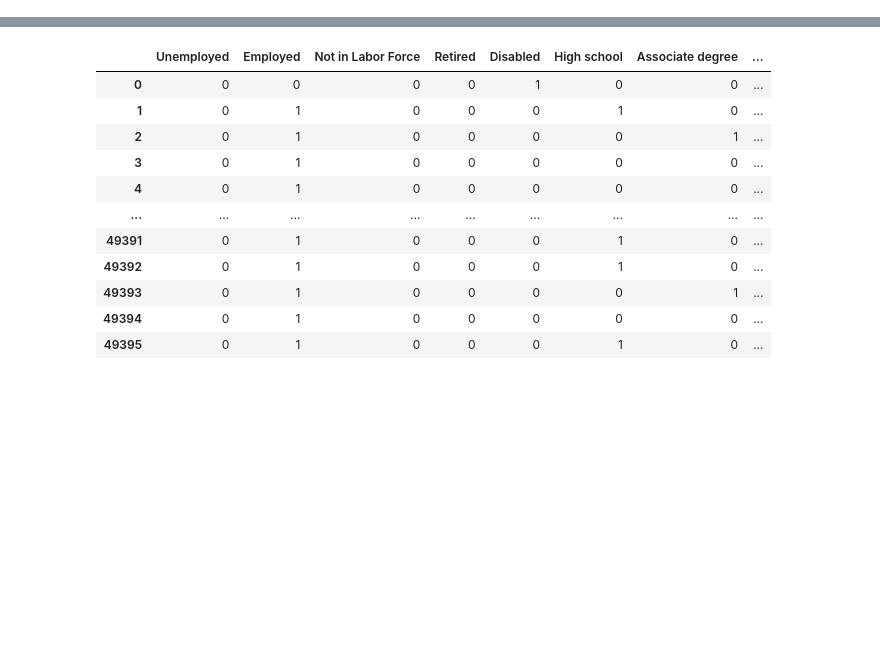
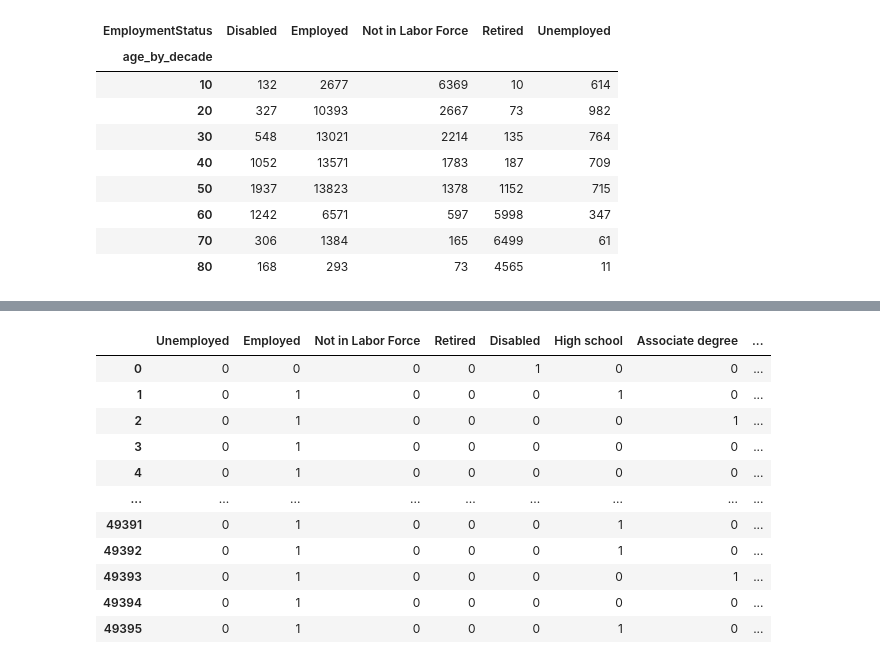
Before and after one commit to khuf/INFO381, a Jupyter notebook: notebooks/preprocessing_feature_extraction_nr2.ipynb, the cells around one changed output, grey strips where cells are left out. Cells and saved outputs as stored; diff of their text form; code cells hidden in the pictures; blank space fills up the shorter version.

```diff
--- a/notebooks/preprocessing_feature_extraction_nr2.ipynb
+++ b/notebooks/preprocessing_feature_extraction_nr2.ipynb
@@ -42,3 +42,23 @@ cps
 # %%
 #add age by decade column
 cps['age_by_decade'] = p.cut(x=cps['Age'], bins=[10,20,29,39,49,59,69,79,89,99], labels=[10,20,30,40,50,60,70,80,90])
+
+'''
+def age_buckets(x):
+    if x < 30:
+        return '18-29'
+    elif x < 40:
+        return '30-39'
+    elif x < 50:
+        return '40-49'
+    elif x < 60:
+        return '50-59'
+    elif x < 70:
+        return '60-69'
+    elif x >=70:
+        return '70+'
+    else:
+        return 'other'
+
+cps['age_by_decade'] = cps.Age.apply(age_buckets)
+'''
@@ -60,0 +80,13 @@ cps
+# %%
+p.crosstab(cps.age_by_decade, cps.EmploymentStatus)
+# %% [output]
+| EmploymentStatus | Disabled | Employed | Not in Labor Force | Retired | Unemployed |
+| age_by_decade |  |  |  |  |  |
+| 10 | 132 | 2677 | 6369 | 10 | 614 |
+| 20 | 327 | 10393 | 2667 | 73 | 982 |
+| 30 | 548 | 13021 | 2214 | 135 | 764 |
+| 40 | 1052 | 13571 | 1783 | 187 | 709 |
+| 50 | 1937 | 13823 | 1378 | 1152 | 715 |
+| 60 | 1242 | 6571 | 597 | 5998 | 347 |
+| 70 | 306 | 1384 | 165 | 6499 | 61 |
+| 80 | 168 | 293 | 73 | 4565 | 11 |
```
Also changed, not shown: parts of 8 cells of this notebook.
